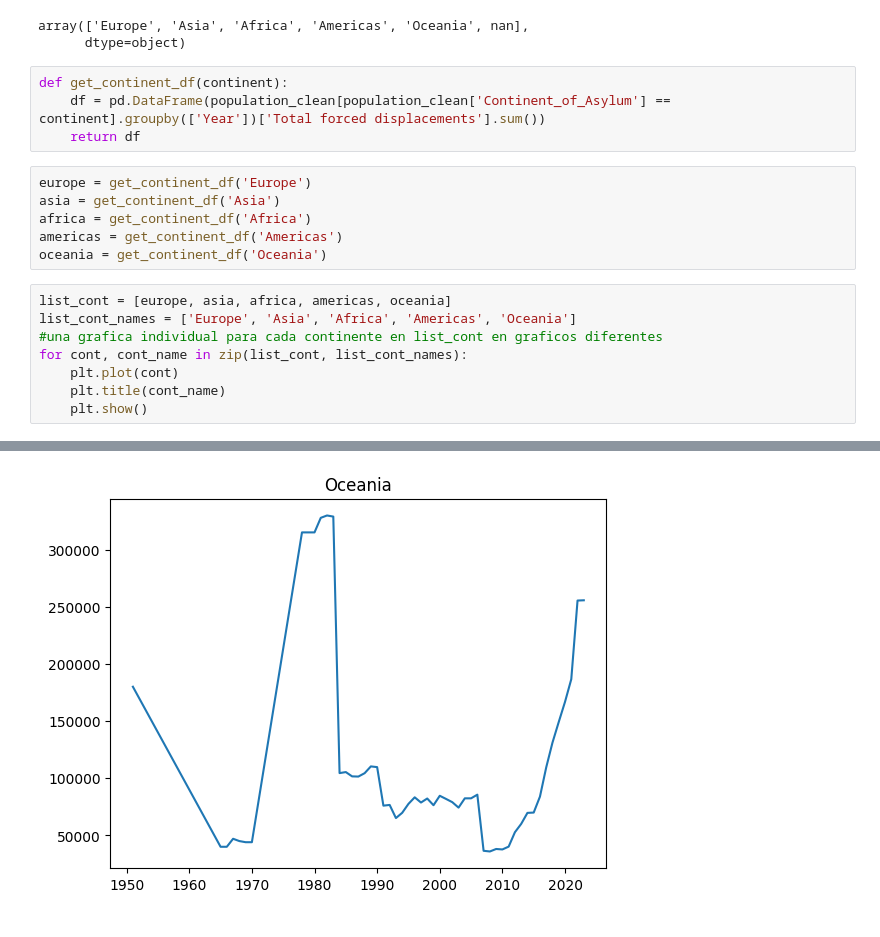
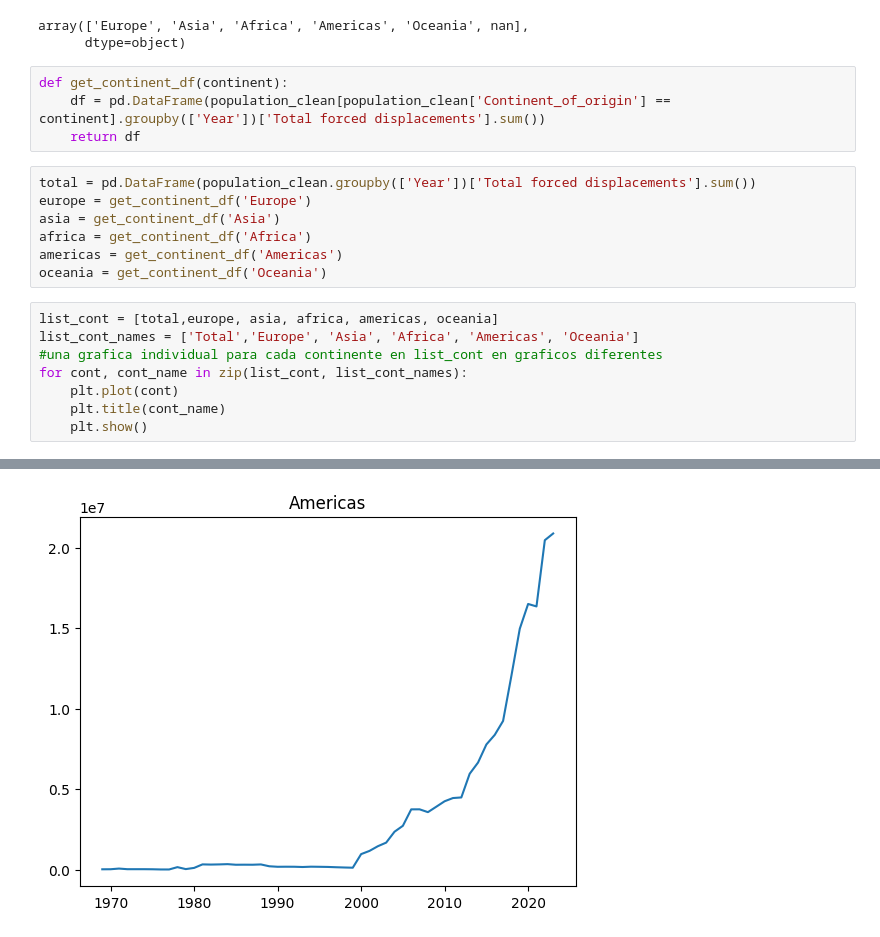
Before and after one commit to IoanaCretuAndrei/Refugee-flow-study, a Jupyter notebook: arima.ipynb, the cells around one changed output, grey strips where cells are left out. Drawn from its saved outputs; the diff is of its cells as text.

```diff
--- a/arima.ipynb
+++ b/arima.ipynb
@@ -26,17 +26,18 @@ array(['Europe', 'Asia', 'Africa', 'Americas', 'Oceania', nan],
       dtype=object)
 # %%
 def get_continent_df(continent):
-    df = pd.DataFrame(population_clean[population_clean['Continent_of_Asylum'] == continent].groupby(['Year'])['Total forced displacements'].sum())
+    df = pd.DataFrame(population_clean[population_clean['Continent_of_origin'] == continent].groupby(['Year'])['Total forced displacements'].sum())
     return df
 # %%
+total = pd.DataFrame(population_clean.groupby(['Year'])['Total forced displacements'].sum())
 europe = get_continent_df('Europe')
 asia = get_continent_df('Asia')
 africa = get_continent_df('Africa')
 americas = get_continent_df('Americas')
 oceania = get_continent_df('Oceania')
 # %%
-list_cont = [europe, asia, africa, americas, oceania]
-list_cont_names = ['Europe', 'Asia', 'Africa', 'Americas', 'Oceania']
+list_cont = [total,europe, asia, africa, americas, oceania]
+list_cont_names = ['Total','Europe', 'Asia', 'Africa', 'Americas', 'Oceania']
 #una grafica individual para cada continente en list_cont en graficos diferentes
 for cont, cont_name in zip(list_cont, list_cont_names):
     plt.plot(cont)
@@ -50 +51 @@ for cont, cont_name in zip(list_cont, list_cont_names):
-[figure, old version]
+[figure, new version]
```
Also changed, not shown: parts of 12 cells of this notebook.
